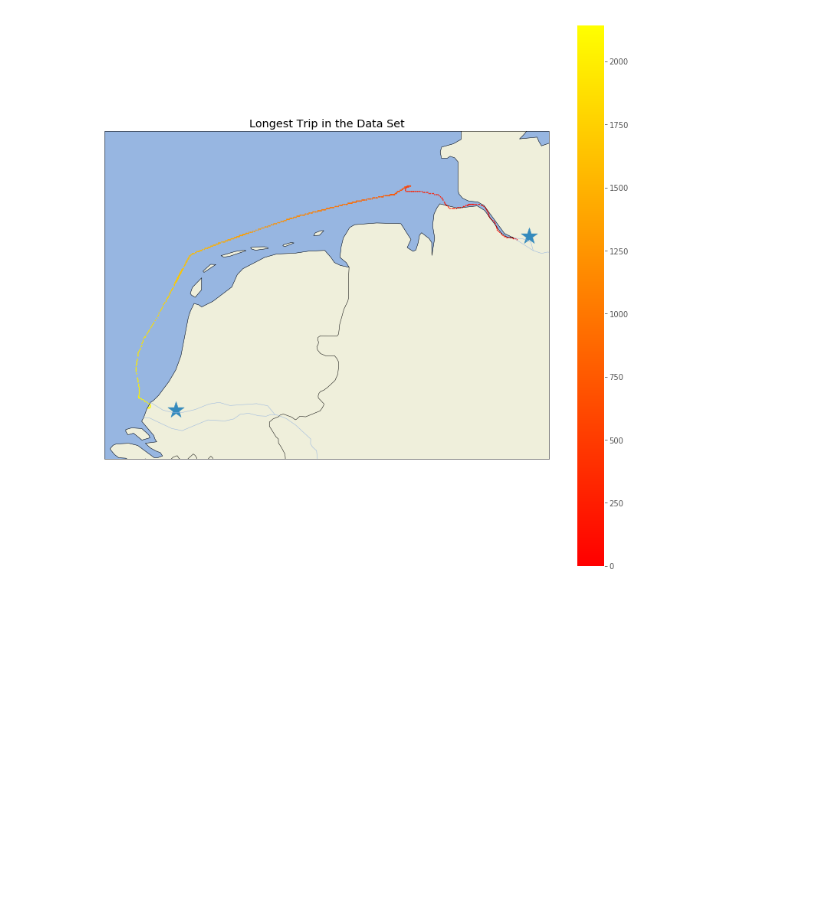
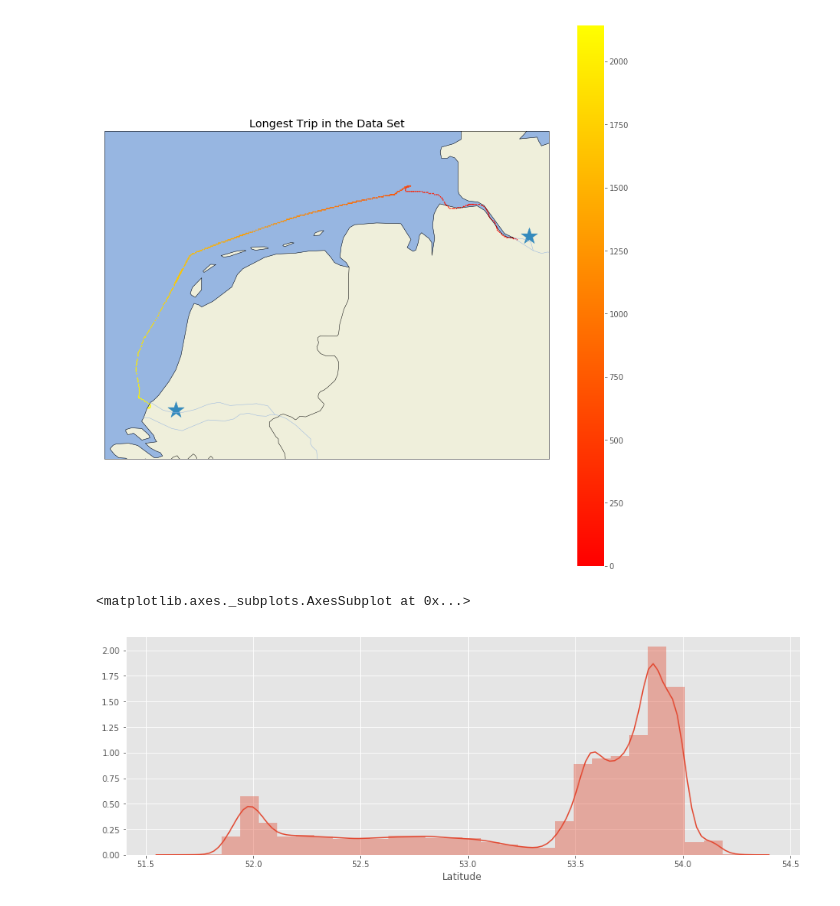
Before and after one commit to jank324/ais-predictor, a Jupyter notebook: data/filter ROT-HAM data.ipynb, the cells around one changed output. Saved outputs shown, nothing was run; the diff lists cells and outputs as text; code cells hidden in the pictures; blank space fills up the shorter version.

```diff
--- a/data/filter ROT-HAM data.ipynb
+++ b/data/filter ROT-HAM data.ipynb
@@ -170,5 +164,8 @@ travel_times[travel_times < travel_times.quantile(.75)].value_counts().sort_inde
 # Only keep majority of shorter trips
 ais_shortmaj = ais_tts[ais_tts['TravelTime'] < ais_tts['TravelTime'].quantile(.75)]
 # %%
-ais_shortmaj['Cur_Pos'] = list(zip(ais_shortmaj['Latitude'], ais_shortmaj['Longitude']))
-ais_shortmaj['End_Pos'] = list(zip(ais_shortmaj['EndLatitude'], ais_shortmaj['EndLongitude']))
+ais_dists = ais_shortmaj
+#ais_dists.is_copy = False
+
+#ais_dists['Cur_Pos'] = list(zip(ais_dists['Latitude'], ais_dists['Longitude']))
+#ais_dists['End_Pos'] = list(zip(ais_dists['EndLatitude'], ais_dists['EndLongitude']))
@@ -220,3 +194,9 @@ plt.title("Longest Trip in the Data Set")
 # %% [output]
 Text(0.5,1,u'Longest Trip in the Data Set')
 [figure]
+# %%
+plt.figure(figsize = (15, 5))
+sns.distplot(ais_dists['Latitude'], bins = 30)
+# %% [output]
+<matplotlib.axes._subplots.AxesSubplot at 0x...>
+[figure, added]
```
Also changed, not shown: parts of 16 cells of this notebook.
